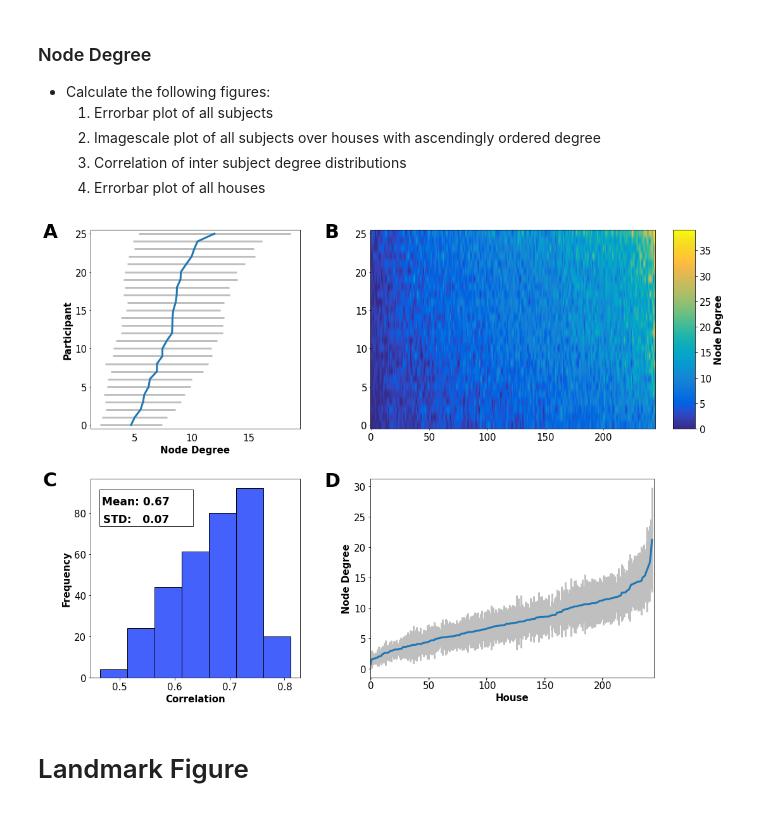
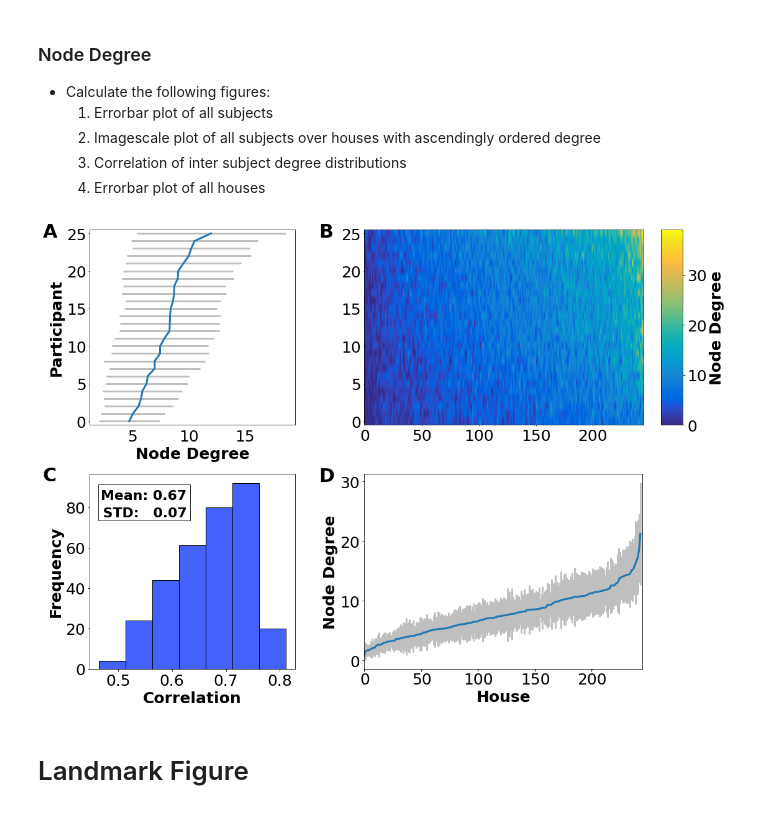
Before and after one commit to lucasessmann/GTA_ET, a Jupyter notebook: GraphAnalysis.ipynb, the cells around one changed output. Drawn from its saved outputs; the diff is of its cells as text; code cells hidden in the pictures.

Commit message:
Figure adjustments

```diff
--- a/GraphAnalysis.ipynb
+++ b/GraphAnalysis.ipynb
@@ -1012,13 +1012,13 @@ plt.errorbar(mean_degree_subs[sub_sort_index],
              mfc=blue,
              linewidth = 3)
 
-plt.xlabel('Node Degree', fontsize=fontsize, weight=fontweight)
-plt.ylabel('Participant', fontsize=fontsize, weight=fontweight)
-plt.rc('xtick', labelsize=fontsize)
-plt.rc('ytick', labelsize=fontsize)
+plt.xlabel('Node Degree', fontsize=fontsize+5, weight=fontweight)
+plt.ylabel('Participant', fontsize=fontsize+5, weight=fontweight)
+plt.rc('xtick', labelsize=fontsize+5)
+plt.rc('ytick', labelsize=fontsize+5)
 plt.tick_params(top=False, bottom=False, left=False, right=False)
-plt.rc('xtick', labelsize=fontsize)
-plt.rc('ytick', labelsize=fontsize)
+plt.rc('xtick', labelsize=fontsize+5)
+plt.rc('ytick', labelsize=fontsize+5)
 
 
 
@@ -1031,7 +1031,7 @@ plt.imshow(sorted_cent,
 
 
 cbar = plt.colorbar(shrink=1, aspect=9)
-cbar.set_label('Node Degree', fontsize=fontsize, weight=fontweight)
+cbar.set_label('Node Degree', fontsize=fontsize+5, weight=fontweight)
 ax2.set_aspect('auto')
 ax2.set_adjustable('box', share=True)
 # Customize minor tick labels
@@ -1049,10 +1049,10 @@ ax3.set_adjustable('box', share=True)
 
 plt.hist(correlation_list, ec='k', bins=7, color=blue)
 
-plt.xlabel('Correlation', fontsize=fontsize, weight=fontweight)
-plt.ylabel('Frequency', fontsize=fontsize, weight=fontweight)
-plt.rc('xtick', labelsize=fontsize)
-plt.rc('ytick', labelsize=fontsize)
+plt.xlabel('Correlation', fontsize=fontsize+5, weight=fontweight)
+plt.ylabel('Frequency', fontsize=fontsize+5, weight=fontweight)
+plt.rc('xtick', labelsize=fontsize+5)
+plt.rc('ytick', labelsize=fontsize+5)
 
 
 
@@ -1100,38 +1100,38 @@ plt.errorbar(np.arange(0, len(mean_degree_houses)),
              yerr=std_degree_houses[house_sort_index],
              ecolor=grey,
              mfc=blue,
              linewidth = 3)
 
 
 
-plt.xlabel('House', fontsize=fontsize, weight=fontweight)
-plt.ylabel('Node Degree', fontsize=fontsize, weight=fontweight)
-plt.rc('xtick', labelsize=fontsize)
-plt.rc('ytick', labelsize=fontsize)
+plt.xlabel('House', fontsize=fontsize+5, weight=fontweight)
+plt.ylabel('Node Degree', fontsize=fontsize+5, weight=fontweight)
+plt.rc('xtick', labelsize=fontsize+5)
+plt.rc('ytick', labelsize=fontsize+5)
 
 
 # Figure Labels
 ax1.text(-3,25,figurelabels[0],fontdict={'fontweight':fontweight,'fontsize':labelfontsize})
 ax2.text(-40,25,figurelabels[1],fontdict={'fontweight':fontweight,'fontsize':labelfontsize})
 ax3.text(0.36,93,figurelabels[2],fontdict={'fontweight':fontweight,'fontsize':labelfontsize})
 ax4.text(-40,30,figurelabels[3],fontdict={'fontweight':fontweight,'fontsize':labelfontsize})
 
 
 # ---------- SAVING ---------
 
 if save_bool == True:
     # saving the figure
     try:
         plt.savefig(GIT_GRAPH_PATH + "NodeDegree_all.png",
                     dpi=200,
                     format="PNG",
                     facecolor='white',
                     transparent=False,
                     bbox_inches = "tight")
     except:
         print("\tCould not save NodeDegree Figure as PNG!")
 # %% [output]
-[figure, old version]
+[figure, new version]
 # %% [markdown]
 # Landmark Figure
 # %%
```
Also changed, not shown: parts of 2 cells of this notebook, 4 other files.
